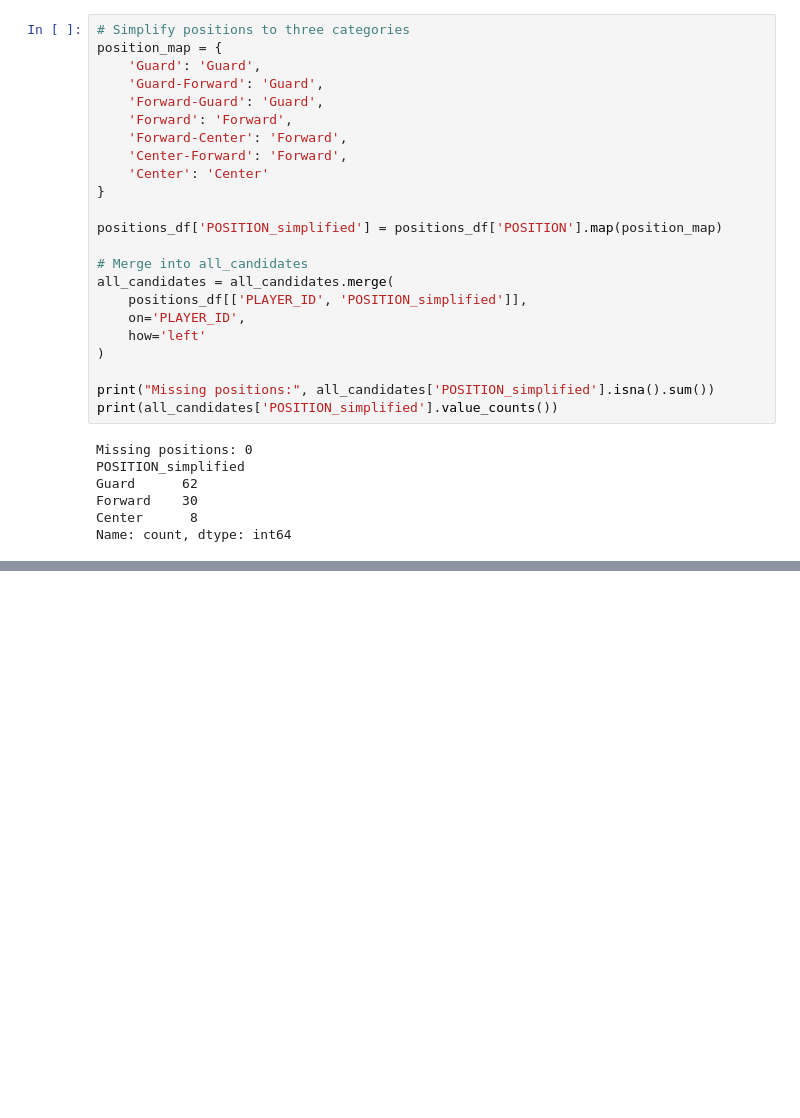
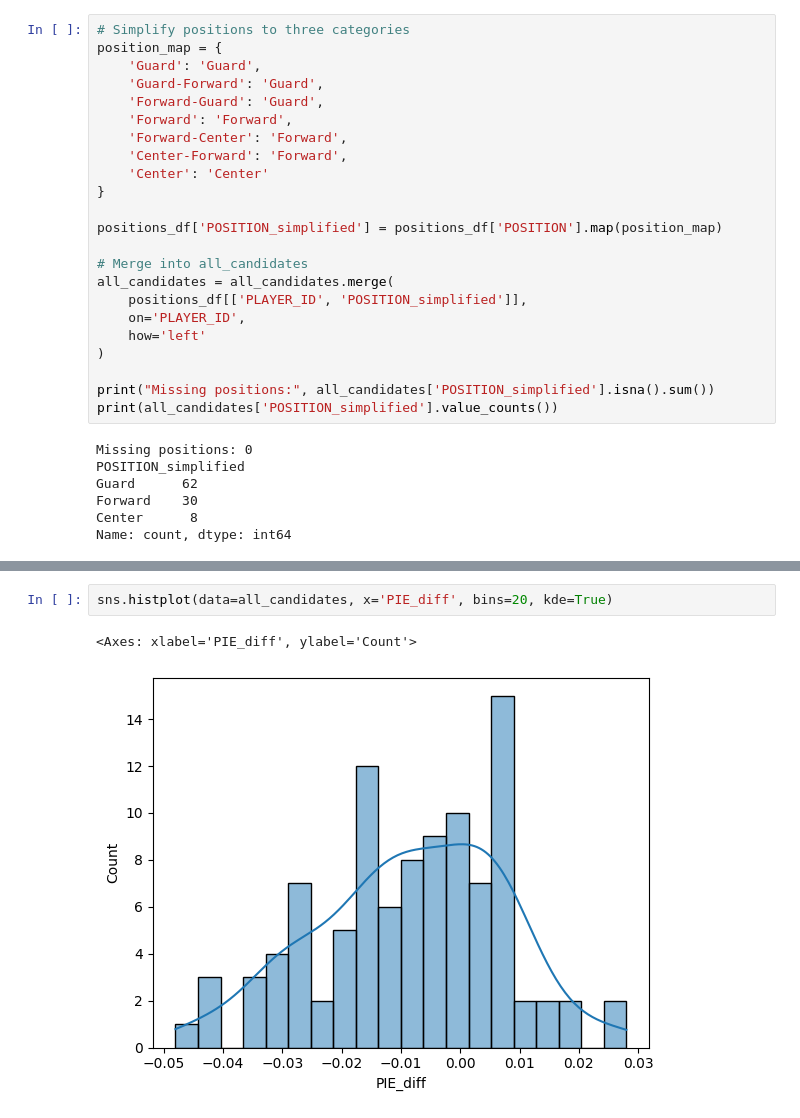
Before and after one commit to BigMikeZ/nba_breakout_analysis, a Jupyter notebook: nba_breakout_analysis.ipynb, the cells around one changed output, grey strips where cells are left out. Saved outputs shown, nothing was run; the diff lists cells and outputs as text; blank space fills up the shorter version.

```diff
--- a/nba_breakout_analysis.ipynb
+++ b/nba_breakout_analysis.ipynb
@@ -728,0 +725,5 @@ Data columns (total 11 columns):
+# %%
+sns.histplot(data=all_candidates, x='PIE_diff', bins=20, kde=True)
+# %% [output]
+<Axes: xlabel='PIE_diff', ylabel='Count'>
+[figure, added]
```
Also changed, not shown: parts of 8 cells of this notebook, 1 other file.
